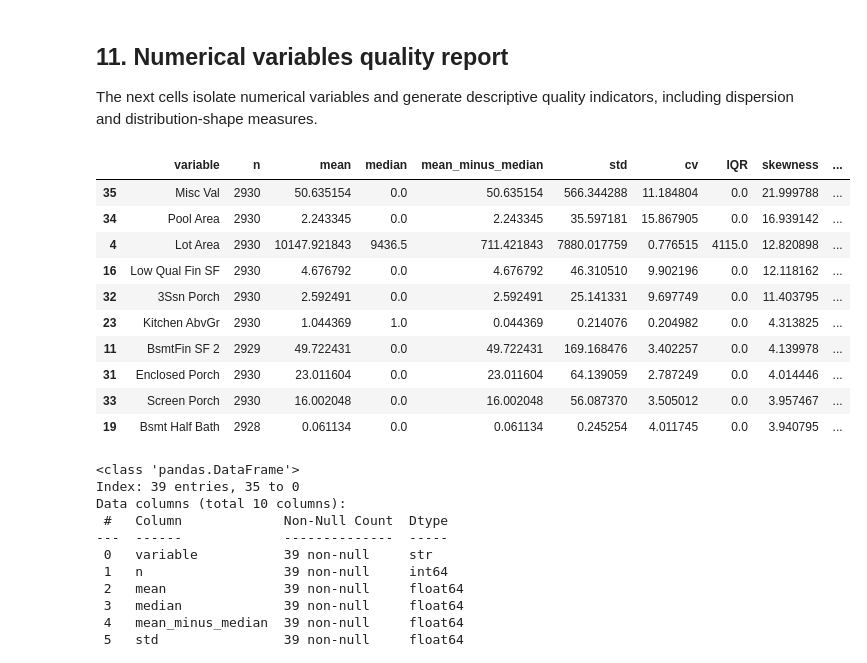
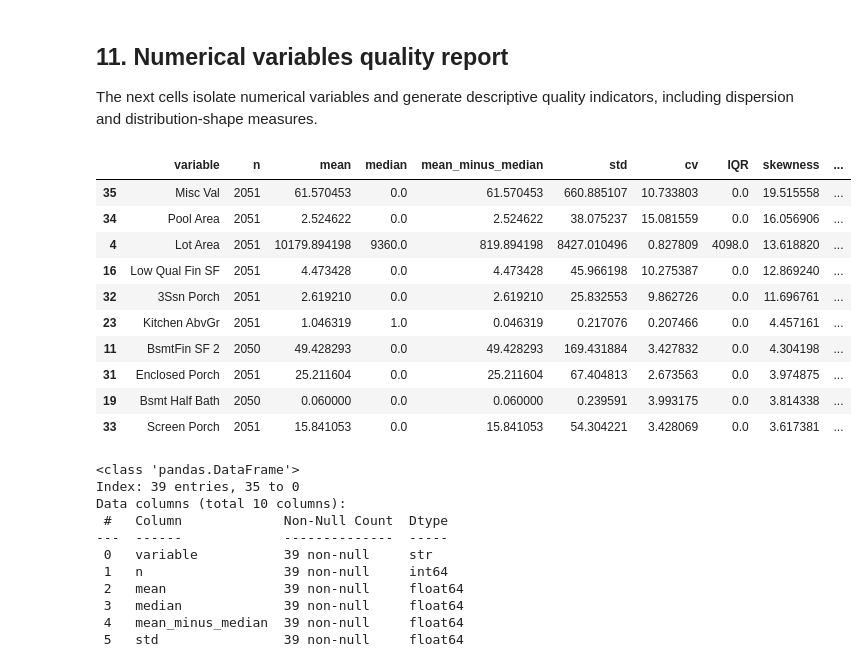
Before and after one commit to Uranarc/DataScienceAvancada, a Jupyter notebook: notebooks/data.ipynb, the cells around one changed output. Drawn from its saved outputs; the diff is of its cells as text; code cells hidden in the pictures.

```diff
--- a/notebooks/data.ipynb
+++ b/notebooks/data.ipynb
@@ -31,3 +36,22 @@ df.head()
 | 3 | 4 | 526353030 | 20 | RL | 93.0 | 11160 | Pave | NaN | Reg | ... |
 | 4 | 5 | 527105010 | 60 | RL | 74.0 | 13830 | Pave | NaN | IR1 | ... |
 5 rows × 82 columns
+# %%
+X = df.drop(columns=['SalePrice'])
+y = df['SalePrice']
+
+X_train, X_temp, y_train, y_temp = train_test_split(
+    X, y,
+    test_size=0.30,
+    random_state=42
+)
+
+X_val, X_test, y_val, y_test = train_test_split(
+    X_temp, y_temp,
+    test_size=0.50,
+    random_state=42
+)
+
+print("Train:", X_train.shape, y_train.shape)
+print("Validation:", X_val.shape, y_val.shape)
+print("Test:", X_test.shape, y_test.shape)
@@ -34,3 +62,5 @@ df.head()
+# %%
+df_train = df.loc[X_train.index]
 # %% [markdown]
  ## 4. Initial dataset overview
  The next outputs summarize the dataset dimensions and a general descriptive overview of the available variables.
@@ -438,20 +468,20 @@ def numeric_quality_report(df):
 
     return result
 # %%
-numeric_report = numeric_quality_report(df)
+numeric_report = numeric_quality_report(df_train)
 numeric_report.head(10)
 # %% [output]
 |  | variable | n | mean | median | mean_minus_median | std | cv | IQR | skewness | ... |
-| 35 | Misc Val | 2930 | 50.635154 | 0.0 | 50.635154 | 566.344288 | 11.184804 | 0.0 | 21.999788 | ... |
-| 34 | Pool Area | 2930 | 2.243345 | 0.0 | 2.243345 | 35.597181 | 15.867905 | 0.0 | 16.939142 | ... |
-| 4 | Lot Area | 2930 | 10147.921843 | 9436.5 | 711.421843 | 7880.017759 | 0.776515 | 4115.0 | 12.820898 | ... |
-| 16 | Low Qual Fin SF | 2930 | 4.676792 | 0.0 | 4.676792 | 46.310510 | 9.902196 | 0.0 | 12.118162 | ... |
-| 32 | 3Ssn Porch | 2930 | 2.592491 | 0.0 | 2.592491 | 25.141331 | 9.697749 | 0.0 | 11.403795 | ... |
-| 23 | Kitchen AbvGr | 2930 | 1.044369 | 1.0 | 0.044369 | 0.214076 | 0.204982 | 0.0 | 4.313825 | ... |
-| 11 | BsmtFin SF 2 | 2929 | 49.722431 | 0.0 | 49.722431 | 169.168476 | 3.402257 | 0.0 | 4.139978 | ... |
-| 31 | Enclosed Porch | 2930 | 23.011604 | 0.0 | 23.011604 | 64.139059 | 2.787249 | 0.0 | 4.014446 | ... |
-| 33 | Screen Porch | 2930 | 16.002048 | 0.0 | 16.002048 | 56.087370 | 3.505012 | 0.0 | 3.957467 | ... |
-| 19 | Bsmt Half Bath | 2928 | 0.061134 | 0.0 | 0.061134 | 0.245254 | 4.011745 | 0.0 | 3.940795 | ... |
+| 35 | Misc Val | 2051 | 61.570453 | 0.0 | 61.570453 | 660.885107 | 10.733803 | 0.0 | 19.515558 | ... |
+| 34 | Pool Area | 2051 | 2.524622 | 0.0 | 2.524622 | 38.075237 | 15.081559 | 0.0 | 16.056906 | ... |
+| 4 | Lot Area | 2051 | 10179.894198 | 9360.0 | 819.894198 | 8427.010496 | 0.827809 | 4098.0 | 13.618820 | ... |
+| 16 | Low Qual Fin SF | 2051 | 4.473428 | 0.0 | 4.473428 | 45.966198 | 10.275387 | 0.0 | 12.869240 | ... |
+| 32 | 3Ssn Porch | 2051 | 2.619210 | 0.0 | 2.619210 | 25.832553 | 9.862726 | 0.0 | 11.696761 | ... |
+| 23 | Kitchen AbvGr | 2051 | 1.046319 | 1.0 | 0.046319 | 0.217076 | 0.207466 | 0.0 | 4.457161 | ... |
+| 11 | BsmtFin SF 2 | 2050 | 49.428293 | 0.0 | 49.428293 | 169.431884 | 3.427832 | 0.0 | 4.304198 | ... |
+| 31 | Enclosed Porch | 2051 | 25.211604 | 0.0 | 25.211604 | 67.404813 | 2.673563 | 0.0 | 3.974875 | ... |
+| 19 | Bsmt Half Bath | 2050 | 0.060000 | 0.0 | 0.060000 | 0.239591 | 3.993175 | 0.0 | 3.814338 | ... |
+| 33 | Screen Porch | 2051 | 15.841053 | 0.0 | 15.841053 | 54.304221 | 3.428069 | 0.0 | 3.617381 | ... |
 # %%
 numeric_report.info()
 # %% [output]
```
Also changed, not shown: parts of 12 cells of this notebook.
